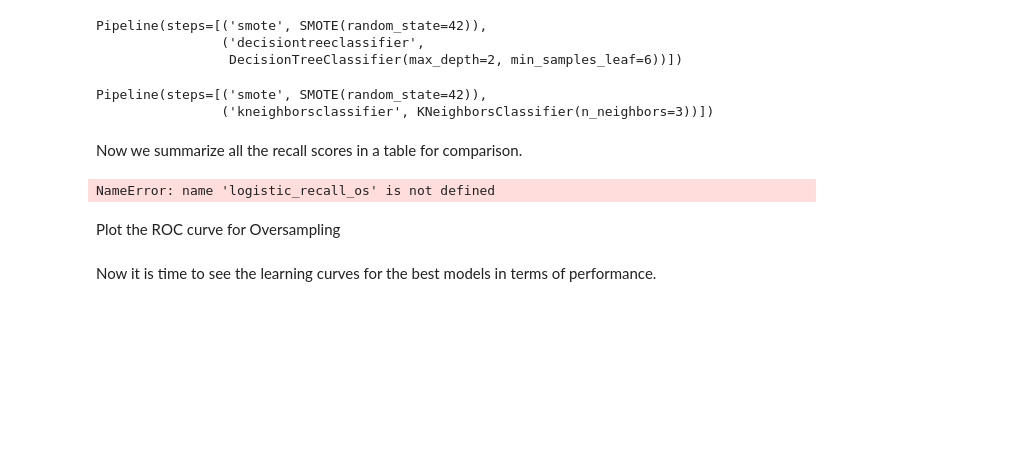
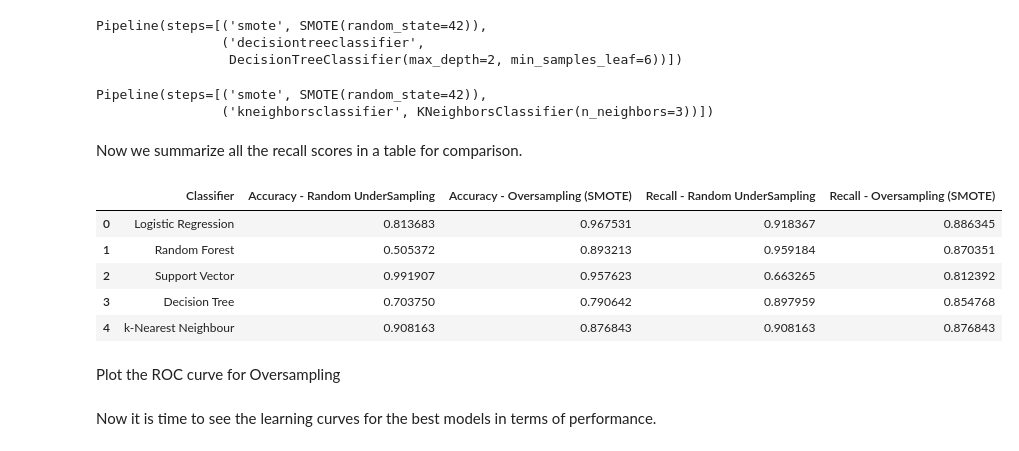
Before and after one commit to sa4465i/pps-su, a Jupyter notebook: final2-Copy1.ipynb, the cells around one changed output. Drawn from its saved outputs; the diff is of its cells as text; code cells hidden in the pictures; blank space fills up the shorter version.

```diff
--- a/final2-Copy1.ipynb
+++ b/final2-Copy1.ipynb
@@ -828,18 +828,24 @@ Pipeline(steps=[('smote', SMOTE(random_state=42)),
 Now we summarize all the recall scores in a table for comparison.
 # %%
 # Gather the scores
-final_scores = [['Logistic Regression', logistic_recall_us, logistic_recall_os],
-        ['Random Forest', rfc_recall_us, rfc_recall_os],
-        ['Support Vector', svc_recall_us, svc_recall_os],
-        ['Decision Tree', dtree_recall_us, dtree_recall_os],
-        ['k-Nearest Neighbour', knear_recall_us, knear_recall_os]
+final_scores = [['Logistic Regression', logistic_accuracy_us, logistic_accuracy_os, logistic_recall_us, logistic_recall_os],
+        ['Random Forest', rfc_accuracy_us, rfc_accuracy_os, rfc_recall_us, rfc_recall_os],
+        ['Support Vector', svc_accuracy_us, svc_accuracy_os, svc_recall_us, svc_recall_os],
+        ['Decision Tree', dtree_accuracy_us, dtree_accuracy_os, dtree_recall_us, dtree_recall_os],
+        ['k-Nearest Neighbour', knear_recall_us, knear_recall_os, knear_recall_us, knear_recall_os]
              ]
 
 # Create the dataframe
-final_df = pd.DataFrame(final_scores, columns = ['Classifier', 'Random UnderSampling', 'Oversampling (SMOTE)'])
+final_df = pd.DataFrame(final_scores, columns = ['Classifier', 'Accuracy - Random UnderSampling', 'Accuracy - Oversampling (SMOTE)',
+                                                'Recall - Random UnderSampling', 'Recall - Oversampling (SMOTE)'])
 final_df
 # %% [output]
-NameError: name 'logistic_recall_os' is not defined
+|  | Classifier | Accuracy - Random UnderSampling | Accuracy - Oversampling (SMOTE) | Recall - Random UnderSampling | Recall - Oversampling (SMOTE) |
+| 0 | Logistic Regression | 0.813683 | 0.967531 | 0.918367 | 0.886345 |
+| 1 | Random Forest | 0.505372 | 0.893213 | 0.959184 | 0.870351 |
+| 2 | Support Vector | 0.991907 | 0.957623 | 0.663265 | 0.812392 |
+| 3 | Decision Tree | 0.703750 | 0.790642 | 0.897959 | 0.854768 |
+| 4 | k-Nearest Neighbour | 0.908163 | 0.876843 | 0.908163 | 0.876843 |
 # %% [markdown]
 Plot the ROC curve for Oversampling
 # %%
```
